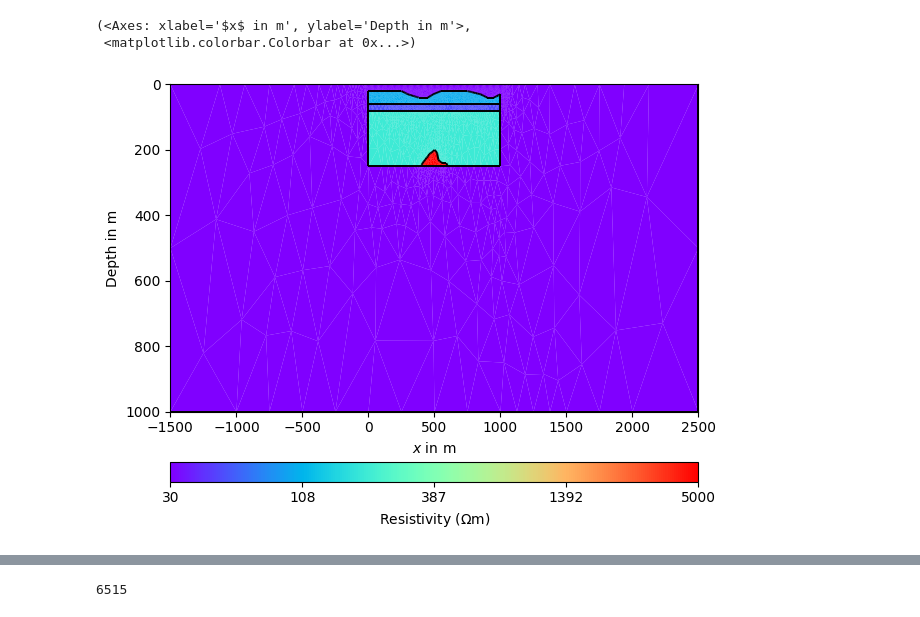
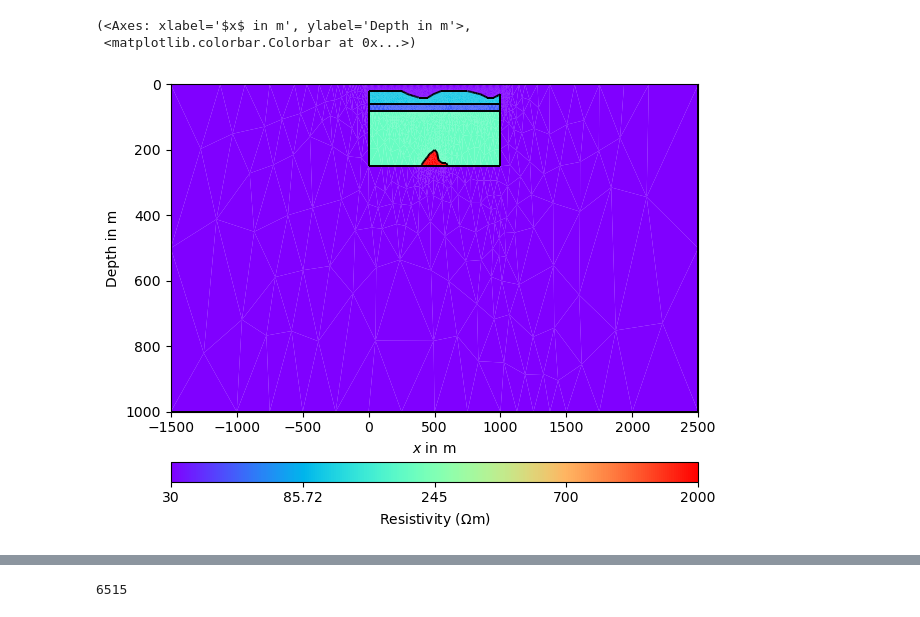
Before and after one commit to sideris25/thesis, a Jupyter notebook: fwd.ipynb, the cells around one changed output, grey strips where cells are left out. Saved outputs shown, nothing was run; the diff lists cells and outputs as text; code cells hidden in the pictures.

```diff
--- a/fwd.ipynb
+++ b/fwd.ipynb
@@ -55,31 +55,31 @@ Data: Sensors: 21 data: 171, nonzero entries: ['a', 'b', 'k', 'm', 'n', 'valid']
 # %%
 for p in scheme1.sensors():
     geometry.createNode(p)
     geometry.createNode(p-[0,0.1]) # φτιάχνω 2 nodes για το FTDT
 mesh_fwr=mt.createMesh(geometry,quality=34)
 rhomap=[[1,30],
         [2,100],
         [3,50],
         [4,200],
-        [5,5000]
+        [5,2000]
         ] # resistivity για κάθε marker
 pg.show(mesh_fwr,data=rhomap,label=pg.unit('res'), cMap='rainbow',logScale=True,aspect='auto')
 # krataw idia geometria, opote thelw ena mesh, an allaksw to allazw
 #for p in scheme2.sensors():
 #     geometry.createNode(p)
 #     geometry.createNode(p-[0,0.1]) # φτιάχνω 2 nodes για το FTDT
 # mesh_fwr=mt.createMesh(geometry,quality=34)
 # rhomap=[[1,30],
 #         [2,100],
 #         [3,50],
 #         [4,200],
 #         [5,5000]
 #         ] # resistivity για κάθε marker
 # pg.show(mesh_fwr,data=rhomap,label=pg.unit('res'), cMap='rainbow',logScale=True,aspect='auto')
 # %% [output]
 (<Axes: xlabel='$x$ in m', ylabel='Depth in m'>,
  <matplotlib.colorbar.Colorbar at 0x...>)
-[figure, old version]
+[figure, new version]
 # %%
 data1=ert.simulate(mesh_fwr,scheme=scheme1, res=rhomap, noiseLevel=5, noiseAbs=1e-6, seed=1337)
 
```
Also changed, not shown: parts of 10 cells of this notebook, 8 other files.
